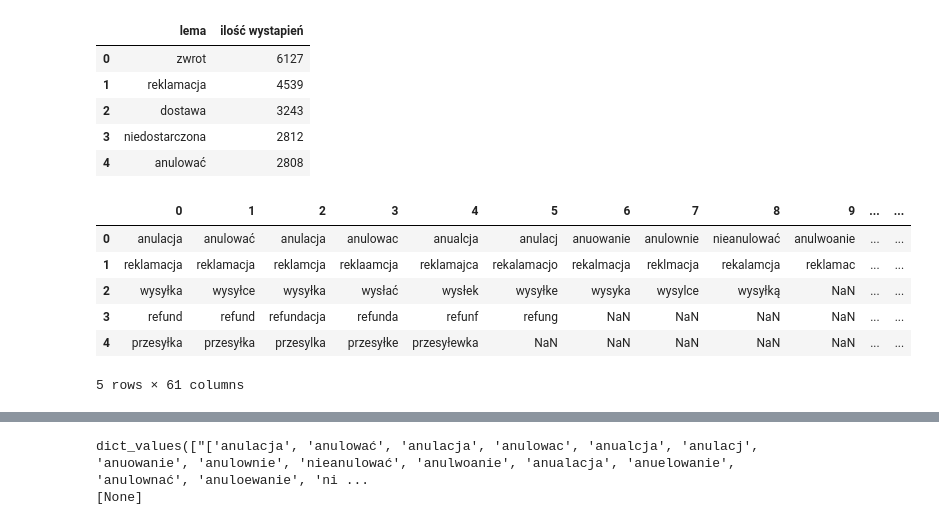
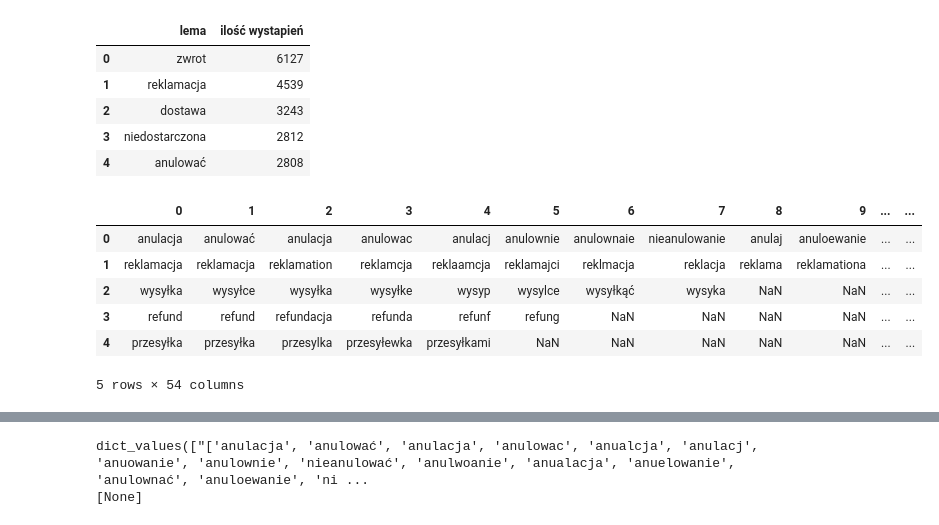
Before and after one commit to arioslock/projects_in_progress, a Jupyter notebook: projekt_koncowy.ipynb, the cells around one changed output, grey strips where cells are left out. Saved outputs shown, nothing was run; the diff lists cells and outputs as text; code cells hidden in the pictures.

```diff
--- a/projekt_koncowy.ipynb
+++ b/projekt_koncowy.ipynb
@@ -367,16 +325,16 @@ df_number_of_occurence_sorted.head(5)
 # %%
 df_number_of_occurence_sorted.to_csv('number_of_occurence_sorted.csv', sep=',', encoding='cp1250',index=False)
 # %%
-labels_df = pd.read_csv('labels.csv', sep=';', header=None)
+labels_df = pd.read_csv('labels2.csv', sep=';', header=None)
 labels_df.head(5)
 # %% [output]
 |  | 0 | 1 | 2 | 3 | 4 | 5 | 6 | 7 | 8 | 9 | ... | ... |
-| 0 | anulacja | anulować | anulacja | anulowac | anualcja | anulacj | anuowanie | anulownie | nieanulować | anulwoanie | ... | ... |
-| 1 | reklamacja | reklamacja | reklamcja | reklaamcja | reklamajca | rekalamacjo | rekalmacja | reklmacja | rekalamcja | reklamac | ... | ... |
-| 2 | wysyłka | wysyłce | wysyłka | wysłać | wysłek | wysyłke | wysyka | wysylce | wysyłką | NaN | ... | ... |
+| 0 | anulacja | anulować | anulacja | anulowac | anulacj | anulownie | anulownaie | nieanulowanie | anulaj | anuloewanie | ... | ... |
+| 1 | reklamacja | reklamacja | reklamation | reklamcja | reklaamcja | reklamajci | reklmacja | reklacja | reklama | reklamationa | ... | ... |
+| 2 | wysyłka | wysyłce | wysyłka | wysyłke | wysyp | wysylce | wysyłkąć | wysyka | NaN | NaN | ... | ... |
 | 3 | refund | refund | refundacja | refunda | refunf | refung | NaN | NaN | NaN | NaN | ... | ... |
-| 4 | przesyłka | przesyłka | przesylka | przesyłke | przesyłewka | NaN | NaN | NaN | NaN | NaN | ... | ... |
+| 4 | przesyłka | przesyłka | przesylka | przesyłewka | przesyłkami | NaN | NaN | NaN | NaN | NaN | ... | ... |
-5 rows × 61 columns
+5 rows × 54 columns
 # %%
 labels_df = labels_df.T
 labels_df.columns = labels_df.iloc[0]
```
Also changed, not shown: parts of 16 cells of this notebook.
